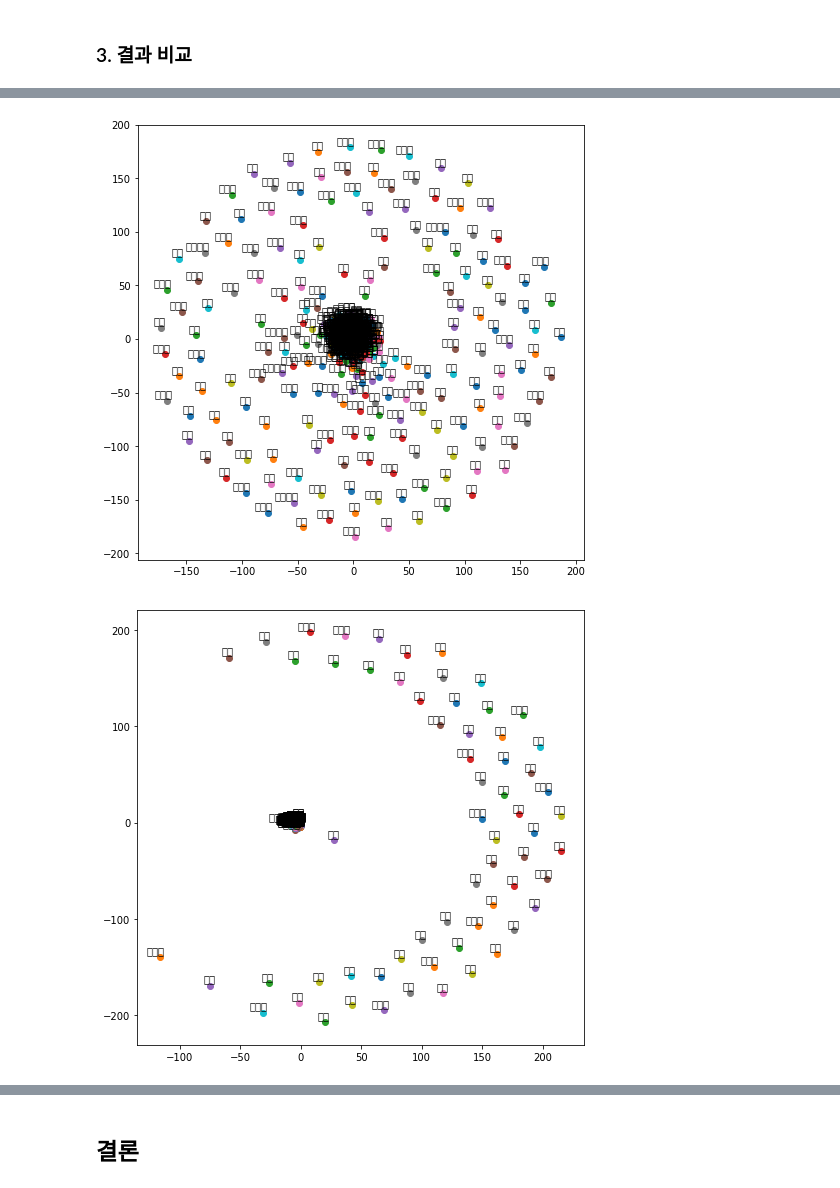
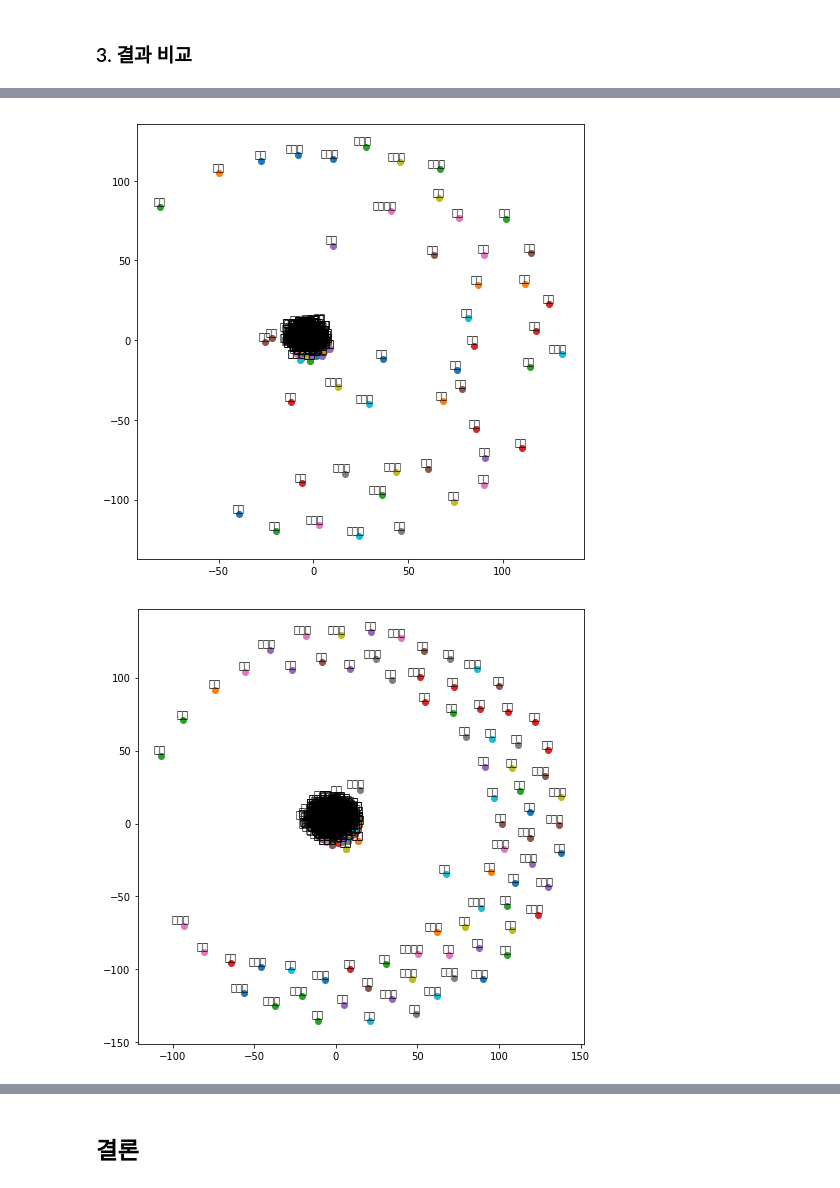
Before and after one commit to pineclass/Gym-ML-under-the-hood, a Jupyter notebook: @NLP/word_embedding/comparison_of_word_embedding_techniques.ipynb, the cells around one changed output, grey strips where cells are left out. Saved outputs shown, nothing was run; the diff lists cells and outputs as text; code cells hidden in the pictures.

```diff
--- a/@NLP/word_embedding/comparison_of_word_embedding_techniques.ipynb
+++ b/@NLP/word_embedding/comparison_of_word_embedding_techniques.ipynb
@@ -36,2 +32,8 @@ herb_count = list( herb_with_count.values() )
+# %%
+size_per_doc = [ len( doc ) for doc in corpus_tokenized ]
+all_tokens = sum( corpus_tokenized, [] )
+type_with_count_ = Counter( all_tokens )
+type_with_count = type_with_count_.items()
+count_per_type = list( type_with_count_.values() )
 # %%
 print( "# 처방 크기")
@@ -131,12 +135,12 @@ from time import time
 
 t0 = time()
 tf_vectorizer = CountVectorizer( )
-tf = tf_vectorizer.fit_transform( corpus )
+tf = tf_vectorizer.fit_transform( corpus_cutoff )
 print( "TF Matrix done in {:03f}s.".format(time() - t0) )
 
 t0 = time()
 tfidf_vectorizer = TfidfVectorizer( )
-tfidf = tfidf_vectorizer.fit_transform( corpus )
+tfidf = tfidf_vectorizer.fit_transform( corpus_cutoff )
 print( "TF-IDF Matrix done in {:03f}s.".format(time() - t0) )
 
 doc_size, feature_size = tf.shape
@@ -159,3 +164,6 @@ doc_size = np.sum( tf, axis=1 ).flatten().tolist()[0]
+# %%
+term_vector_via_tf = tf.T
+term_vector_via_tfidf = tfidf.T
 # %% [markdown]
 ### 2nd order vector
 
@@ -178,27 +186,3 @@ import math
 
 def t_score(o, e):
     return ( o - e ) / math.sqrt( o + 1 )
-# %%
-import pickle
-from pathlib import Path
-
-pck_path = "./data/vector_of_tscore{:03d}.pckl".format(herb_min_df)
-pck_file = Path( pck_path )
-
-if pck_file.exists():
-    with open( pck_path, 'rb') as file:
-        vector_of_tscore = pickle.load( file )
-else:
-    vector_of_tscore = lil_matrix( ( feature_size, feature_size ) )
-    for i in tqdm( range(0, feature_size), desc="ROW" ):
-        for j in range(0, feature_size ):
-            o = vector_of_cooccurrence_sparse[i, j]
-            e = herb_freq[i][1]  * herb_freq[j][1] / doc_size
-            vector_of_tscore[i, j] = t_score(o, e)
-
-    with open( pck_path, 'wb') as f:
-        print("Loading Saved Data")
-        pickle.dump( vector_of_tscore, f)
-
-# herb_embedding_by_tscore = vector_of_tscore.toarray()
-herb_embedding_by_tscore = vector_of_tscore
@@ -429,9 +315,9 @@ def tsne_plot( new_values, labels ):
     return plt
 # %%
 # plot herb_embedding_by_count
-word_list_with_index = [ ( h, feature_names.index( h ) )  for h in feature_names ]
-tokens, labels = generate_tokens_and_labels( herb_embedding_by_count.toarray(), word_list_with_index, model_type="list" )
+word_list_with_index = [ ( h, tf_feature_names.index( h ) )  for h in tf_feature_names ]
+tokens, labels = generate_tokens_and_labels( term_vector_via_tf.toarray(), word_list_with_index, model_type="list" )
 new_values = tsne_model_fit_transform( tokens )
 tsne_plot( new_values, labels ).show()
 # %% [output]
-[figure, old version]
+[figure, new version]
@@ -445,10 +324,8 @@ record_points( new_values, labels, "TF", hd )
 # %%
 # plot herb_embedding_by_tfidf
-word_list_with_index = [ ( h, feature_names.index( h ) )  for h in feature_names ]
-tokens, labels = generate_tokens_and_labels( herb_embedding_by_tfidf.toarray(), word_list_with_index, model_type="list" )
+word_list_with_index = [ ( h, tfidf_feature_names.index( h ) )  for h in tfidf_feature_names ]
+tokens, labels = generate_tokens_and_labels( term_vector_via_tfidf.toarray(), word_list_with_index, model_type="list" )
 new_values = tsne_model_fit_transform( tokens )
 tsne_plot( new_values, labels ).show()
-
-record_points( new_values, labels, "TFIDF", hd )
 # %% [output]
-[figure, old version]
+[figure, new version]
```
Also changed, not shown: parts of 33 cells of this notebook, 1 other file.
